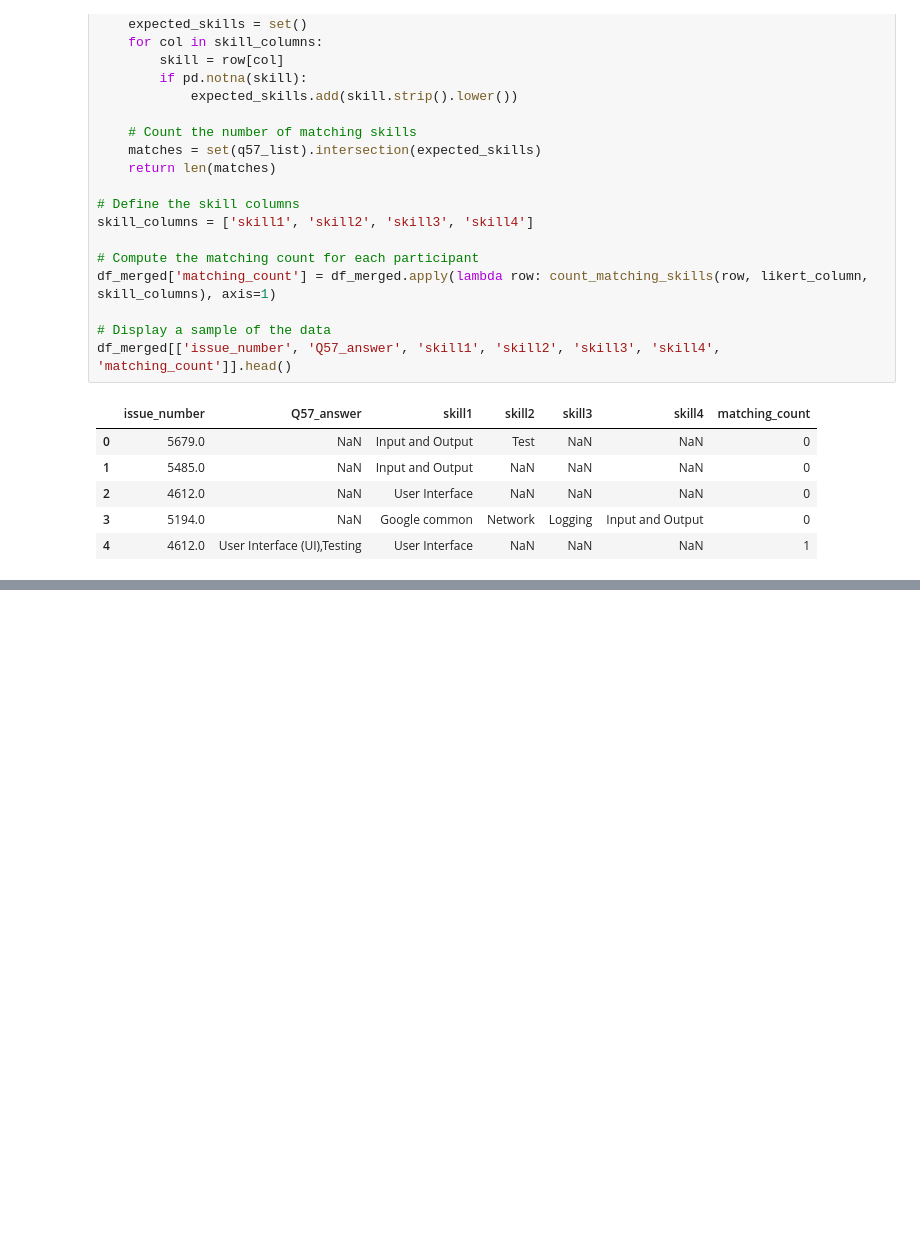
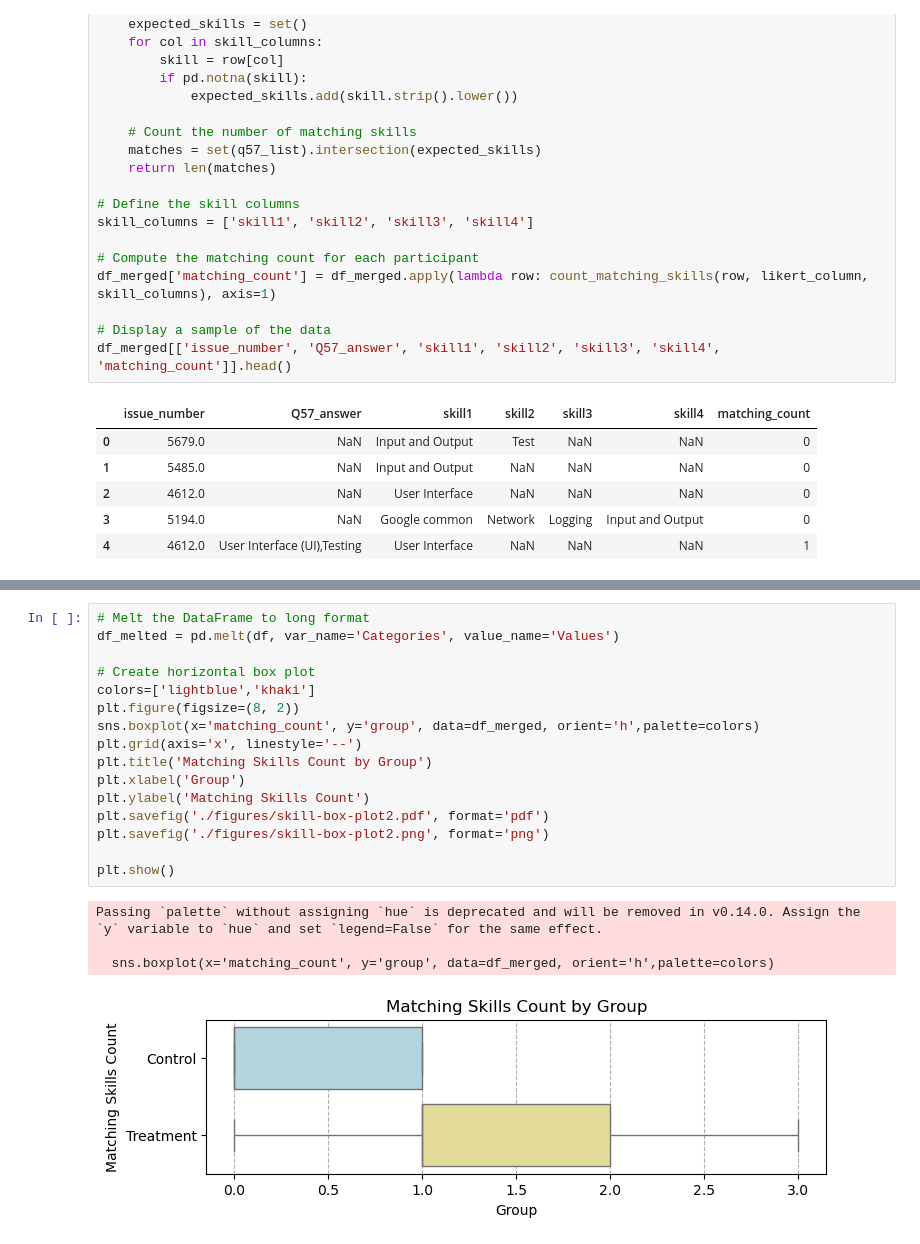
Before and after one commit to JoeyV55/DomainLabelsExperiment, a Jupyter notebook: q57_compare_skills_by_group_v4_final.ipynb, the cells around one changed output, grey strips where cells are left out. Saved outputs shown, nothing was run; the diff lists cells and outputs as text; blank space fills up the shorter version.

```diff
--- a/q57_compare_skills_by_group_v4_final.ipynb
+++ b/q57_compare_skills_by_group_v4_final.ipynb
@@ -109,3 +121,24 @@ df_merged[['issue_number', 'Q57_answer', 'skill1', 'skill2', 'skill3', 'skill4',
+# %%
+# Melt the DataFrame to long format
+df_melted = pd.melt(df, var_name='Categories', value_name='Values')
+
+# Create horizontal box plot
+colors=['lightblue','khaki']
+plt.figure(figsize=(8, 2))
+sns.boxplot(x='matching_count', y='group', data=df_merged, orient='h',palette=colors)
+plt.grid(axis='x', linestyle='--')
+plt.title('Matching Skills Count by Group')
+plt.xlabel('Group')
+plt.ylabel('Matching Skills Count')
+plt.savefig('./figures/skill-box-plot2.pdf', format='pdf')
+plt.savefig('./figures/skill-box-plot2.png', format='png')
+
+plt.show()
+# %% [output]
+Passing `palette` without assigning `hue` is deprecated and will be removed in v0.14.0. Assign the `y` variable to `hue` and set `legend=False` for the same effect.
+
+  sns.boxplot(x='matching_count', y='group', data=df_merged, orient='h',palette=colors)
+[figure, added]
 # %%
 # Boxplot to visualize the matching_count distribution by group
 plt.figure(figsize=(8, 6))
```
Also changed, not shown: parts of 15 cells of this notebook, 1 other file.
